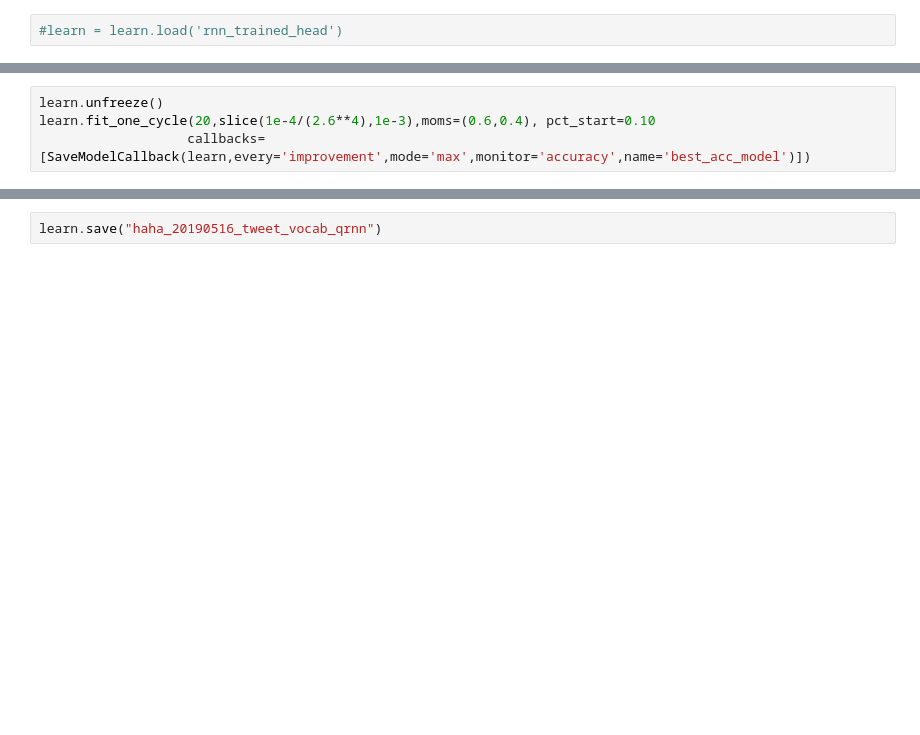
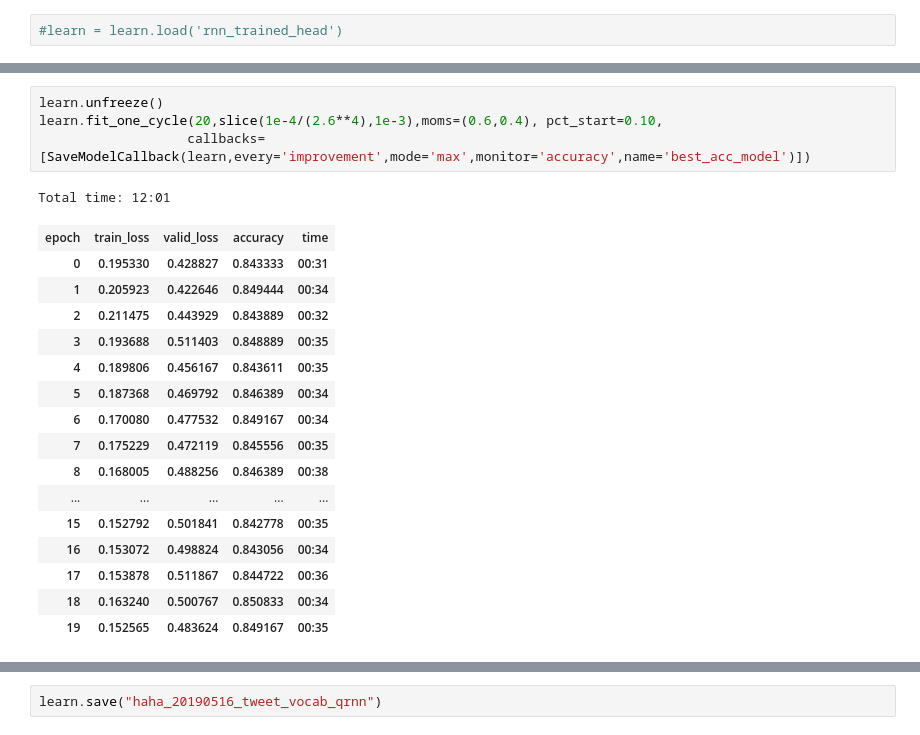
Before and after one commit to bfarzin/haha_2019, a Jupyter notebook: spanish_joke_classifier_tweet_only_LM_QRNN.ipynb, the cells around one changed output, grey strips where cells are left out. Cells and saved outputs as stored; diff of their text form; blank space fills up the shorter version.

```diff
--- a/spanish_joke_classifier_tweet_only_LM_QRNN.ipynb
+++ b/spanish_joke_classifier_tweet_only_LM_QRNN.ipynb
@@ -329,4 +391,22 @@ learn.recorder.plot_metrics()
 # %%
 learn.unfreeze()
-learn.fit_one_cycle(20,slice(1e-4/(2.6**4),1e-3),moms=(0.6,0.4), pct_start=0.10
+learn.fit_one_cycle(20,slice(1e-4/(2.6**4),1e-3),moms=(0.6,0.4), pct_start=0.10,
                    callbacks=[SaveModelCallback(learn,every='improvement',mode='max',monitor='accuracy',name='best_acc_model')])
+# %% [output]
+Total time: 12:01
+| epoch | train_loss | valid_loss | accuracy | time |
+| 0 | 0.195330 | 0.428827 | 0.843333 | 00:31 |
+| 1 | 0.205923 | 0.422646 | 0.849444 | 00:34 |
+| 2 | 0.211475 | 0.443929 | 0.843889 | 00:32 |
+| 3 | 0.193688 | 0.511403 | 0.848889 | 00:35 |
+| 4 | 0.189806 | 0.456167 | 0.843611 | 00:35 |
+| 5 | 0.187368 | 0.469792 | 0.846389 | 00:34 |
+| 6 | 0.170080 | 0.477532 | 0.849167 | 00:34 |
+| 7 | 0.175229 | 0.472119 | 0.845556 | 00:35 |
+| 8 | 0.168005 | 0.488256 | 0.846389 | 00:38 |
+| ... | ... | ... | ... | ... |
+| 15 | 0.152792 | 0.501841 | 0.842778 | 00:35 |
+| 16 | 0.153072 | 0.498824 | 0.843056 | 00:34 |
+| 17 | 0.153878 | 0.511867 | 0.844722 | 00:36 |
+| 18 | 0.163240 | 0.500767 | 0.850833 | 00:34 |
+| 19 | 0.152565 | 0.483624 | 0.849167 | 00:35 |
```
Also changed, not shown: parts of 10 cells of this notebook, 5 other files.
